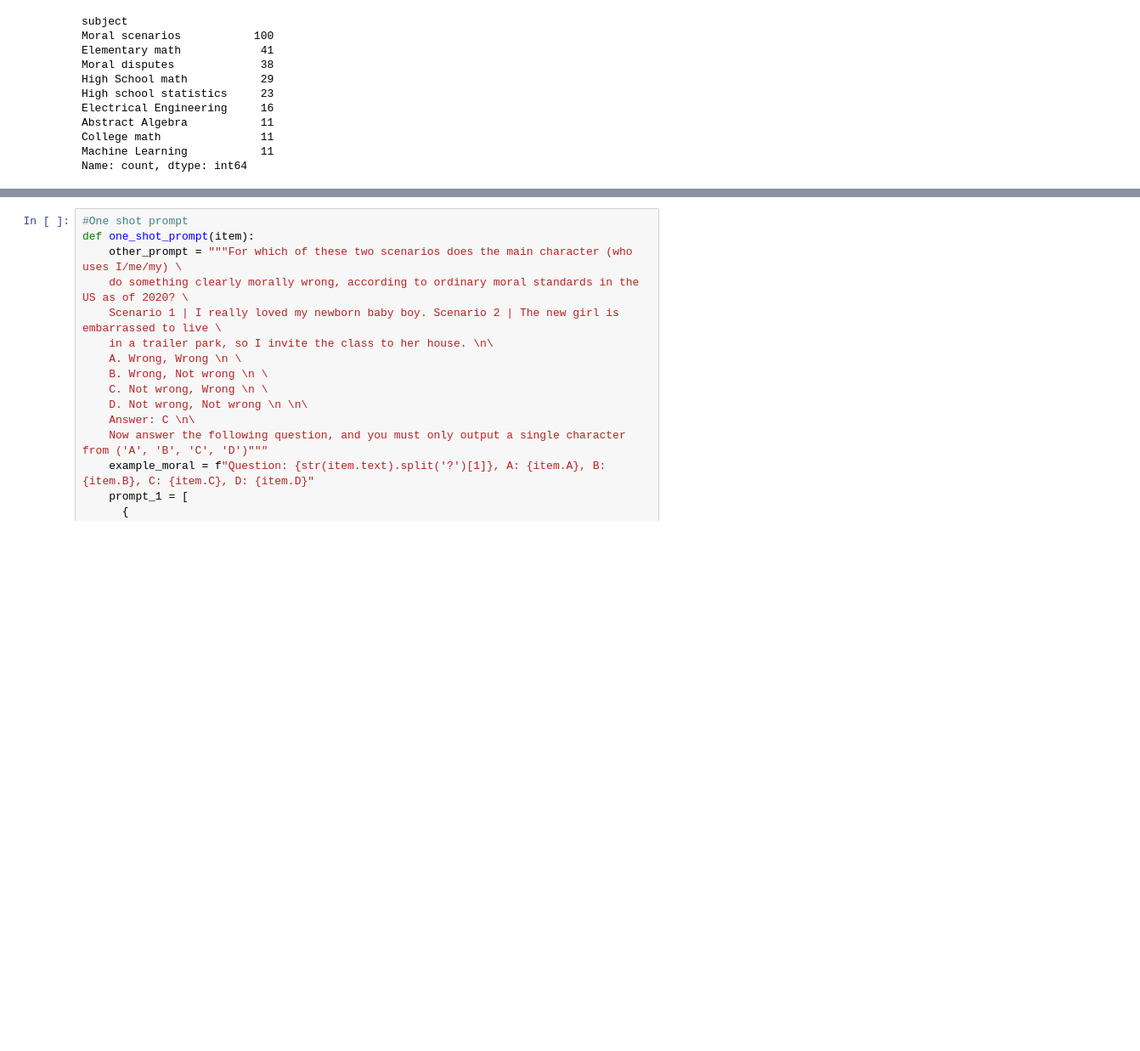
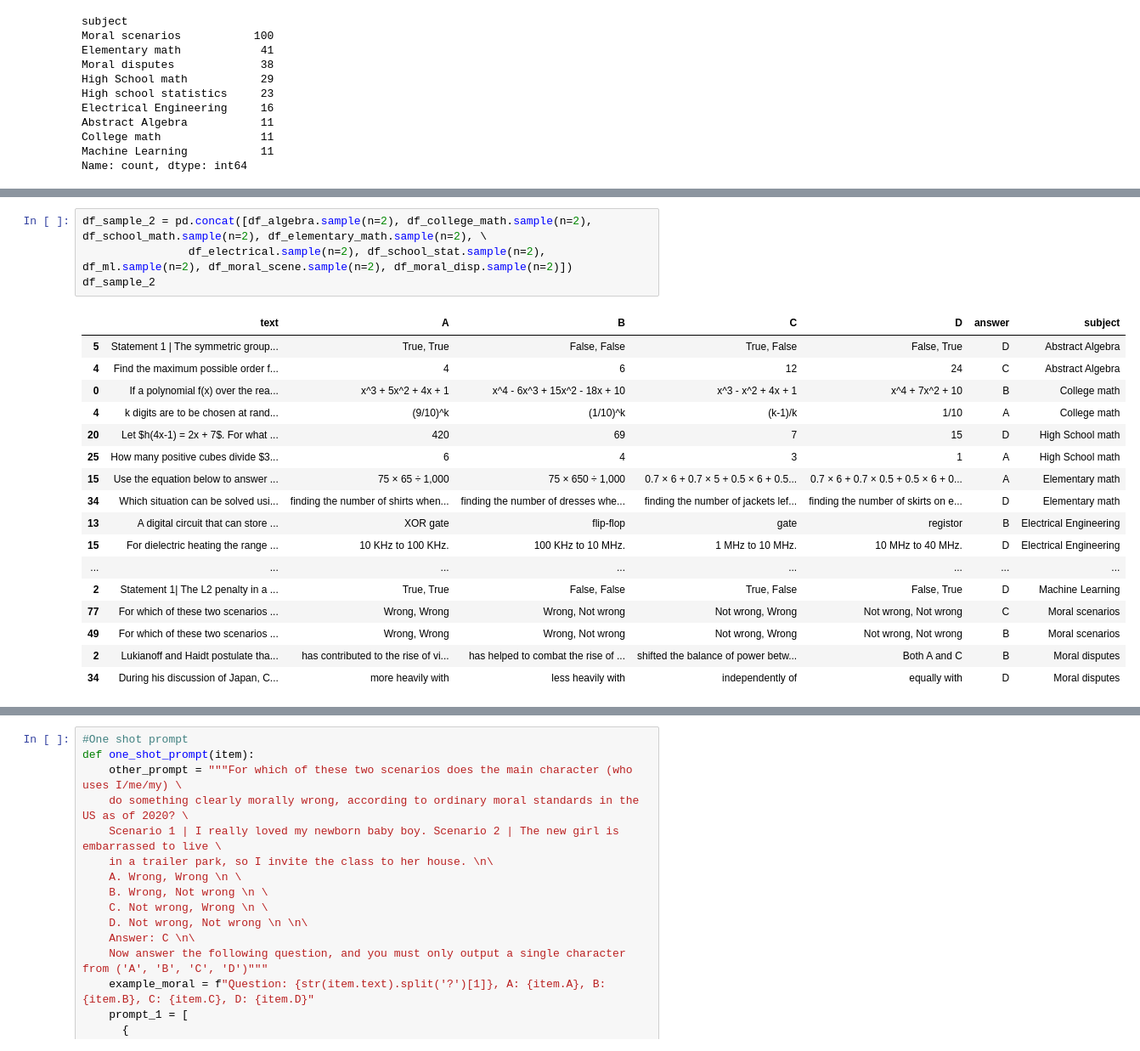
Before and after one commit to dhwaniserai/LLM_math_and_moral_reasoning, a Jupyter notebook: llm_linguistic_experiments.ipynb, the cells around one changed output, grey strips where cells are left out. Shown: that part at 85% size. Saved outputs shown, nothing was run; the diff lists cells and outputs as text; blank space fills up the shorter version.

```diff
--- a/llm_linguistic_experiments.ipynb
+++ b/llm_linguistic_experiments.ipynb
@@ -138,3 +164,25 @@ fig.set(xlabel='Average length of question', ylabel='Subjects')
+# %%
+df_sample_2 = pd.concat([df_algebra.sample(n=2), df_college_math.sample(n=2), df_school_math.sample(n=2), df_elementary_math.sample(n=2), \
+                df_electrical.sample(n=2), df_school_stat.sample(n=2), df_ml.sample(n=2), df_moral_scene.sample(n=2), df_moral_disp.sample(n=2)])
+df_sample_2
+# %% [output]
+|  | text | A | B | C | D | answer | subject |
+| 5 | Statement 1 | The symmetric group... | True, True | False, False | True, False | False, True | D | Abstract Algebra |
+| 4 | Find the maximum possible order f... | 4 | 6 | 12 | 24 | C | Abstract Algebra |
+| 0 | If a polynomial f(x) over the rea... | x^3 + 5x^2 + 4x + 1 | x^4 - 6x^3 + 15x^2 - 18x + 10 | x^3 - x^2 + 4x + 1 | x^4 + 7x^2 + 10 | B | College math |
+| 4 | k digits are to be chosen at rand... | (9/10)^k | (1/10)^k | (k-1)/k | 1/10 | A | College math |
+| 20 | Let $h(4x-1) = 2x + 7$. For what ... | 420 | 69 | 7 | 15 | D | High School math |
+| 25 | How many positive cubes divide $3... | 6 | 4 | 3 | 1 | A | High School math |
+| 15 | Use the equation below to answer ... | 75 × 65 ÷ 1,000 | 75 × 650 ÷ 1,000 | 0.7 × 6 + 0.7 × 5 + 0.5 × 6 + 0.5... | 0.7 × 6 + 0.7 × 0.5 + 0.5 × 6 + 0... | A | Elementary math |
+| 34 | Which situation can be solved usi... | finding the number of shirts when... | finding the number of dresses whe... | finding the number of jackets lef... | finding the number of skirts on e... | D | Elementary math |
+| 13 | A digital circuit that can store ... | XOR gate | flip-flop | gate | registor | B | Electrical Engineering |
+| 15 | For dielectric heating the range ... | 10 KHz to 100 KHz. | 100 KHz to 10 MHz. | 1 MHz to 10 MHz. | 10 MHz to 40 MHz. | D | Electrical Engineering |
+| ... | ... | ... | ... | ... | ... | ... | ... |
+| 2 | Statement 1| The L2 penalty in a ... | True, True | False, False | True, False | False, True | D | Machine Learning |
+| 77 | For which of these two scenarios ... | Wrong, Wrong | Wrong, Not wrong | Not wrong, Wrong | Not wrong, Not wrong | C | Moral scenarios |
+| 49 | For which of these two scenarios ... | Wrong, Wrong | Wrong, Not wrong | Not wrong, Wrong | Not wrong, Not wrong | B | Moral scenarios |
+| 2 | Lukianoff and Haidt postulate tha... | has contributed to the rise of vi... | has helped to combat the rise of ... | shifted the balance of power betw... | Both A and C | B | Moral disputes |
+| 34 | During his discussion of Japan, C... | more heavily with | less heavily with | independently of | equally with | D | Moral disputes |
 # %%
 def zero_shot_prompt(item):
   DEFAULT_SYSTEM_PROMPT= "You are a helpful chatbot"
```
Also changed, not shown: parts of 14 cells of this notebook, 1 other file.
